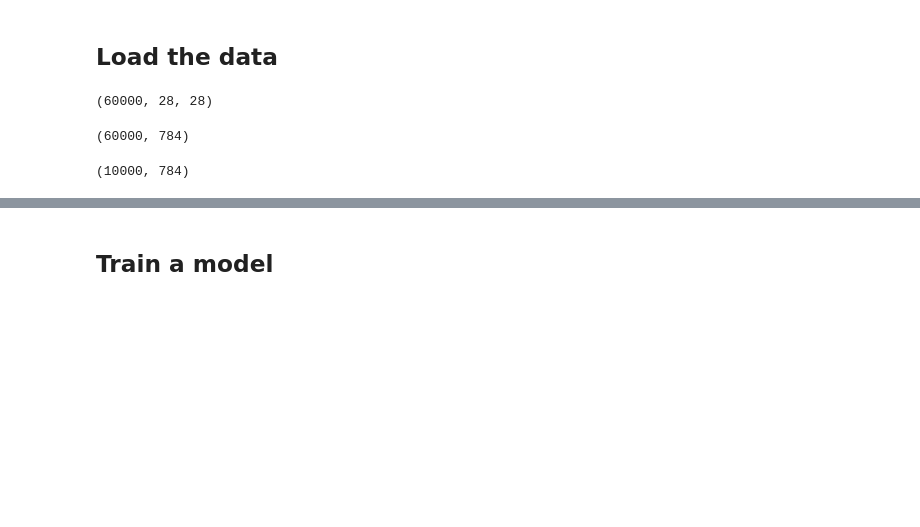
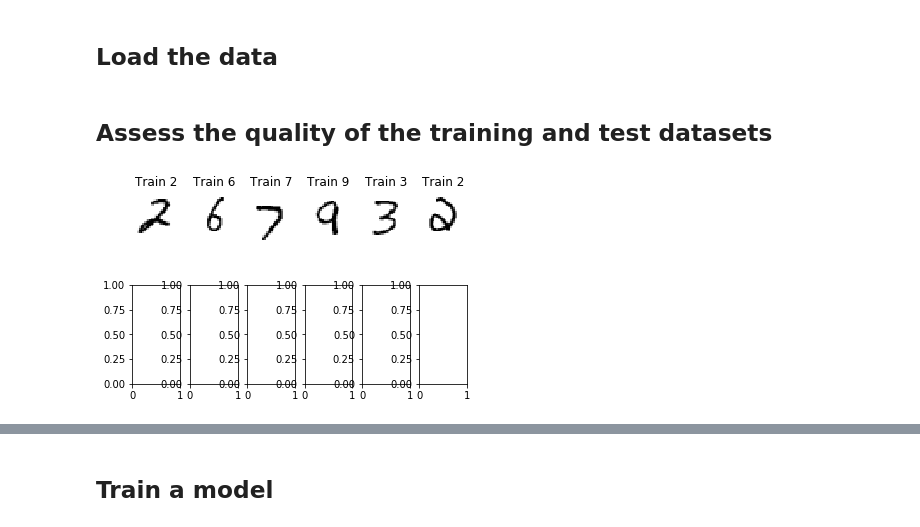
Before and after one commit to guillaume-azarias/Models, a Jupyter notebook: mnist/mnist_v2.ipynb, the cells around one changed output, grey strips where cells are left out. Saved outputs shown, nothing was run; the diff lists cells and outputs as text; code cells hidden in the pictures; blank space fills up the shorter version.

```diff
--- a/mnist/mnist_v2.ipynb
+++ b/mnist/mnist_v2.ipynb
@@ -33,9 +35,3 @@ from sklearn.model_selection import train_test_split
 import random
 # %% [markdown]
 ## Load the data
-# %%
-# The mnist dataset originally 28x18
-images = mnist.train_images()
-images.shape
-# %% [output]
-(60000, 28, 28)
@@ -42,7 +56,15 @@ images.shape
+# %% [markdown]
+## Assess the quality of the training and test datasets
 # %%
-_, axes = plt.subplots(2, 6)
-images_and_labels = list(zip(mnist.train_images(), mnist.train_labels()))
-for ax, (image, label) in zip(axes[0, :], images_and_labels[:6]):
+# Show a random sample of drawings from the train_images
+n_show = 6
+n = random.randint(n_show,train_images.shape[0]-n_show)
+
+_, axes = plt.subplots(2, n_show)
+images_and_labels = list(zip(train_images, train_labels))
+for ax, (image, label) in zip(axes[0, :], images_and_labels[n:n+n_show]):
     ax.set_axis_off()
     ax.imshow(image, cmap=plt.cm.gray_r, interpolation='nearest')
-    ax.set_title('Training: %i' % label)
+    ax.set_title('Train %i' % label)
+# %% [output]
+[figure, added]
@@ -51,6 +70,0 @@ mnist.train_labels()[:6]
-# %%
-# Flattening the images
-full_data = images.reshape((images.shape[0], -1))
-full_data.shape
-# %% [output]
-(60000, 784)
@@ -74,4 +70,0 @@ X_train, X_test, y_train, y_test = train_test_split(
-# %%
-X_test.shape
-# %% [output]
-(10000, 784)
```
Also changed, not shown: parts of 33 cells of this notebook.
